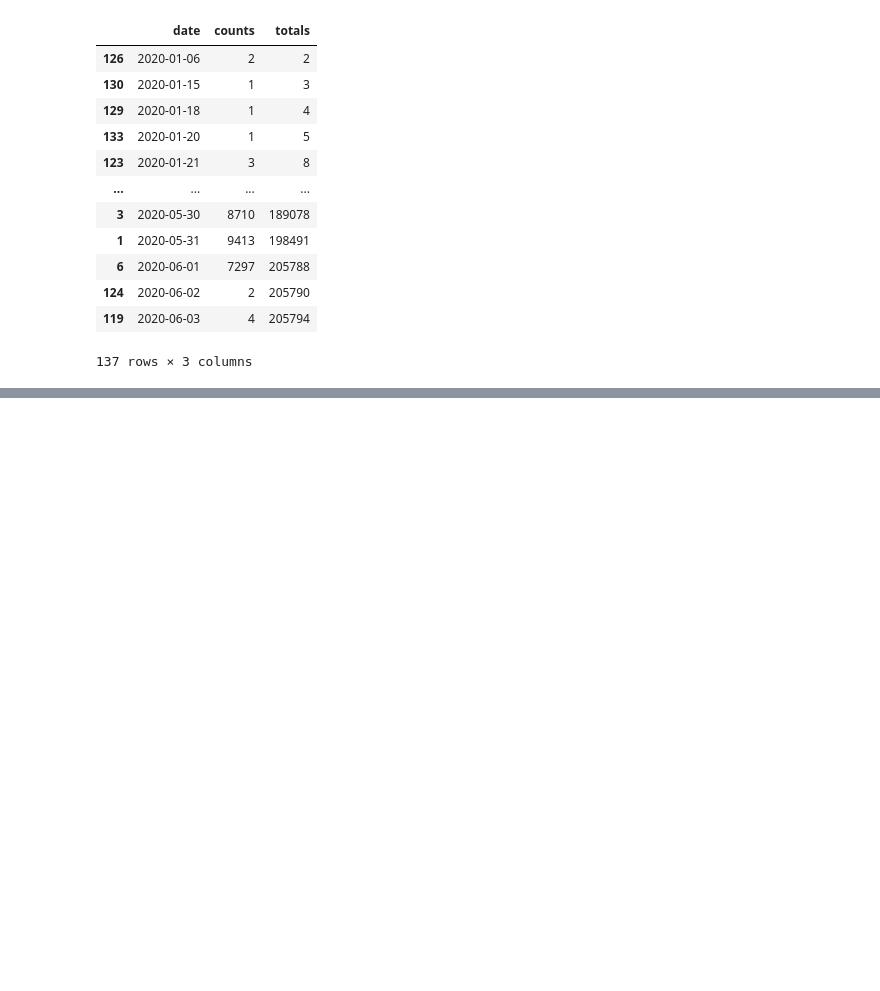
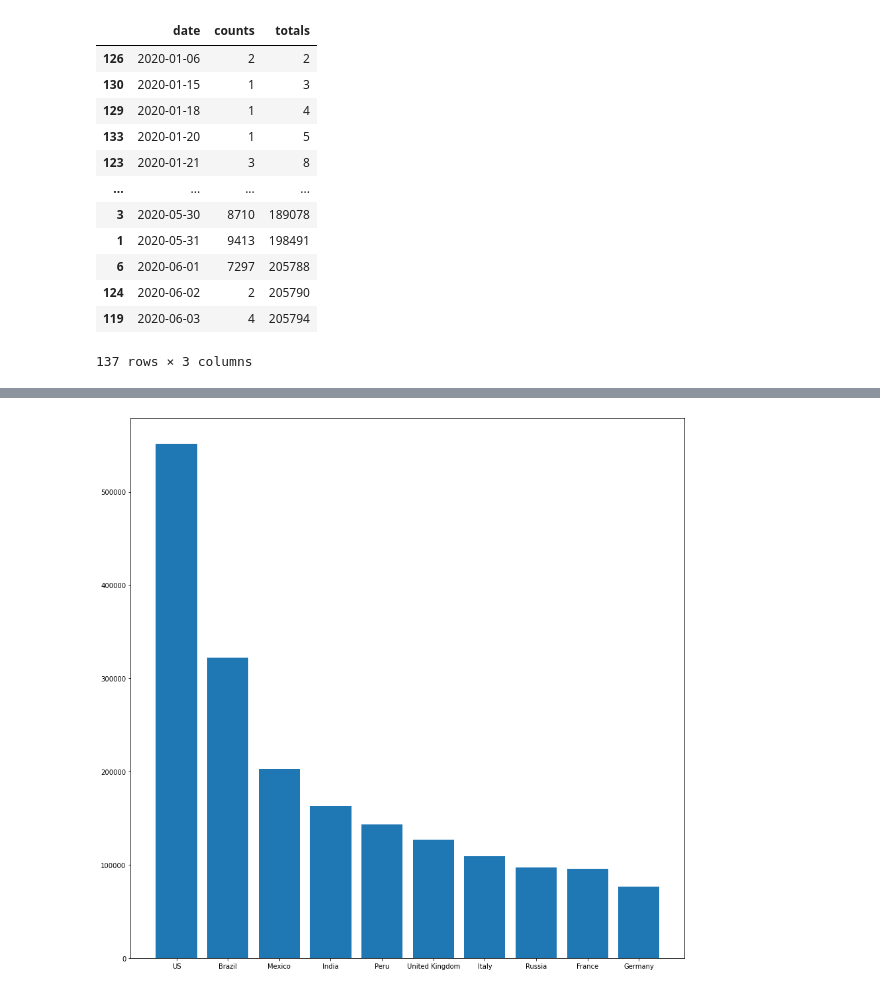
Before and after one commit to HarryPreet/data-mining-459, a Jupyter notebook: milestone1/code/src/eda.ipynb, the cells around one changed output, grey strips where cells are left out. Saved outputs shown, nothing was run; the diff lists cells and outputs as text; code cells hidden in the pictures; blank space fills up the shorter version.

```diff
--- a/milestone1/code/src/eda.ipynb
+++ b/milestone1/code/src/eda.ipynb
@@ -116,0 +181,8 @@ plt.plot(by_day['date'],by_day['totals'])
+# %%
+location_totals=location_data.groupby('Country_Region').sum()
+# %%
+location_totals['Case_Fatality_Ratio']=100*(location_totals['Deaths'].div(location_totals['Confirmed']))
+# %%
+location_totals=location_totals.reset_index()
+# %%
+top10deaths=location_totals.sort_values(by='Deaths',ascending=False).head(10)
@@ -116,0 +203,6 @@ plt.plot(by_day['date'],by_day['totals'])
+# %%
+plt.figure(figsize=(15, 15))
+plt.bar(top10deaths['Country_Region'],top10deaths['Deaths'])
+plt.savefig('fig4.png')
+# %% [output]
+[figure, added]
```
Also changed, not shown: parts of 12 cells of this notebook, 4 other files.
